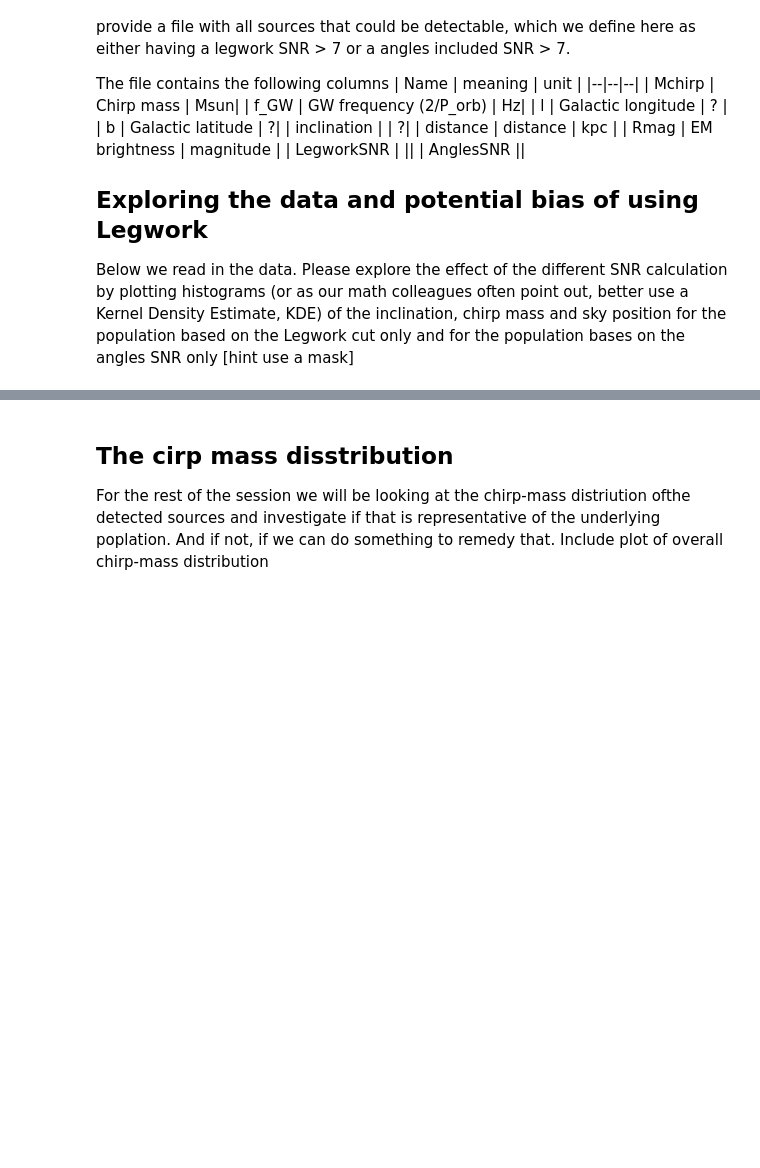
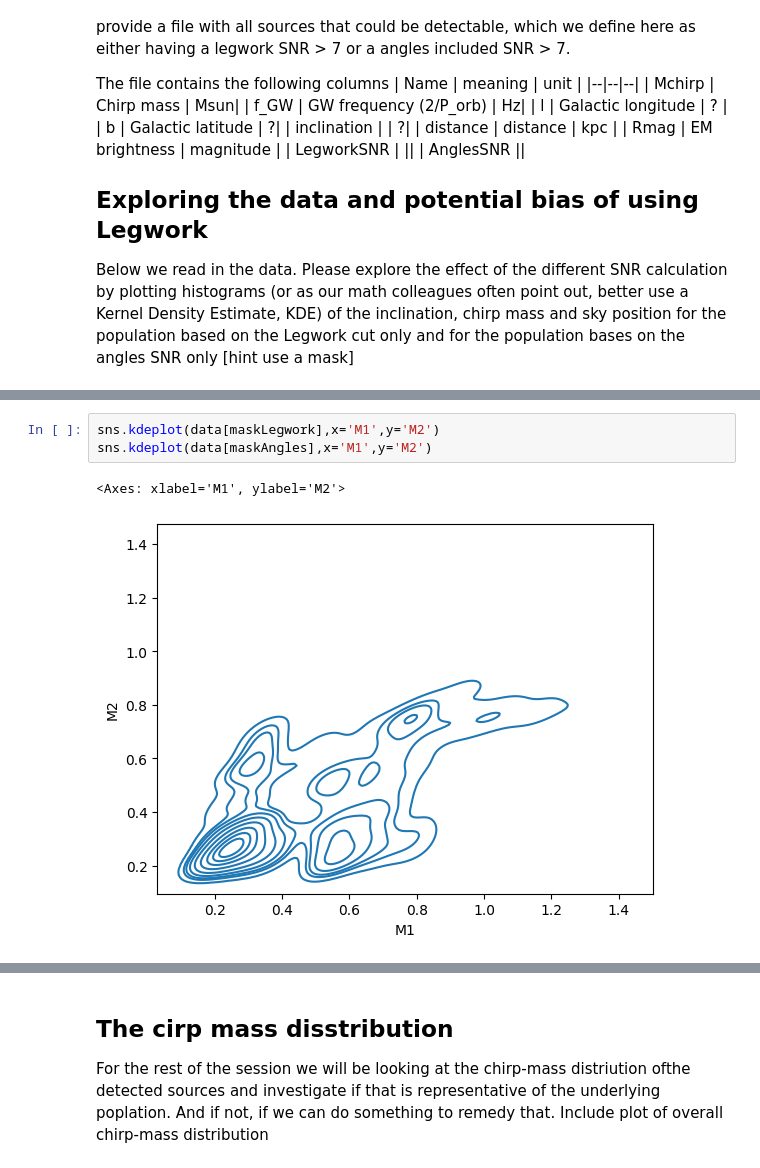
Before and after one commit to nelemans/LISA_GB_population, a Jupyter notebook: LISA_community_day_populations.ipynb, the cells around one changed output, grey strips where cells are left out. Cells and saved outputs as stored; diff of their text form; blank space fills up the shorter version.

```diff
--- a/LISA_community_day_populations.ipynb
+++ b/LISA_community_day_populations.ipynb
@@ -343,0 +372,6 @@ TypeError: read_csv() missing 1 required positional argument: 'filepath_or_buffe
+# %%
+sns.kdeplot(data[maskLegwork],x='M1',y='M2')
+sns.kdeplot(data[maskAngles],x='M1',y='M2')
+# %% [output]
+<Axes: xlabel='M1', ylabel='M2'>
+[figure, added]
```
Also changed, not shown: parts of 7 cells of this notebook.
